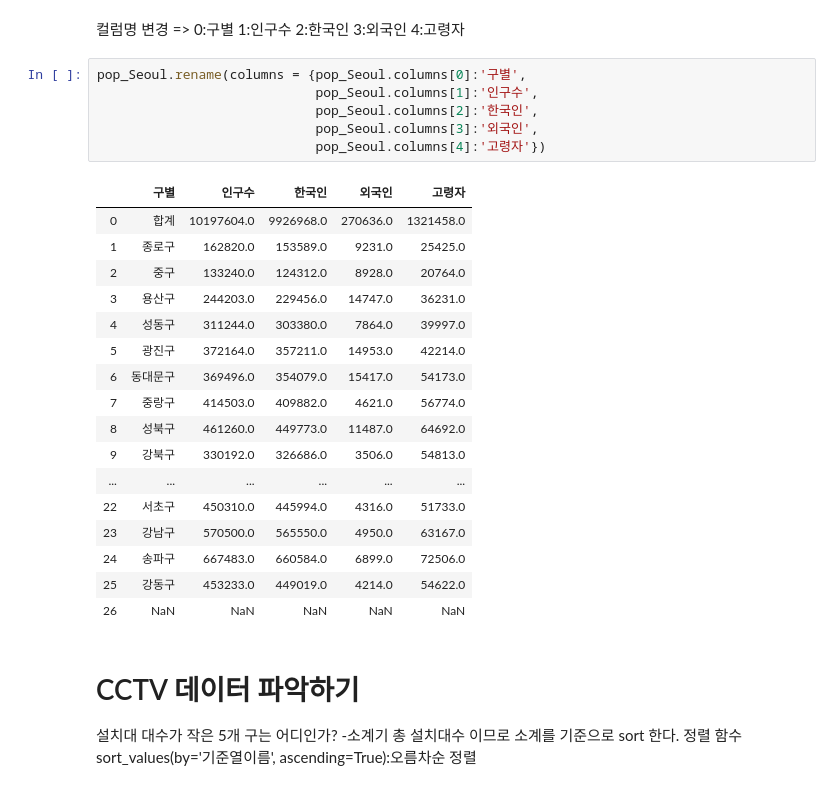
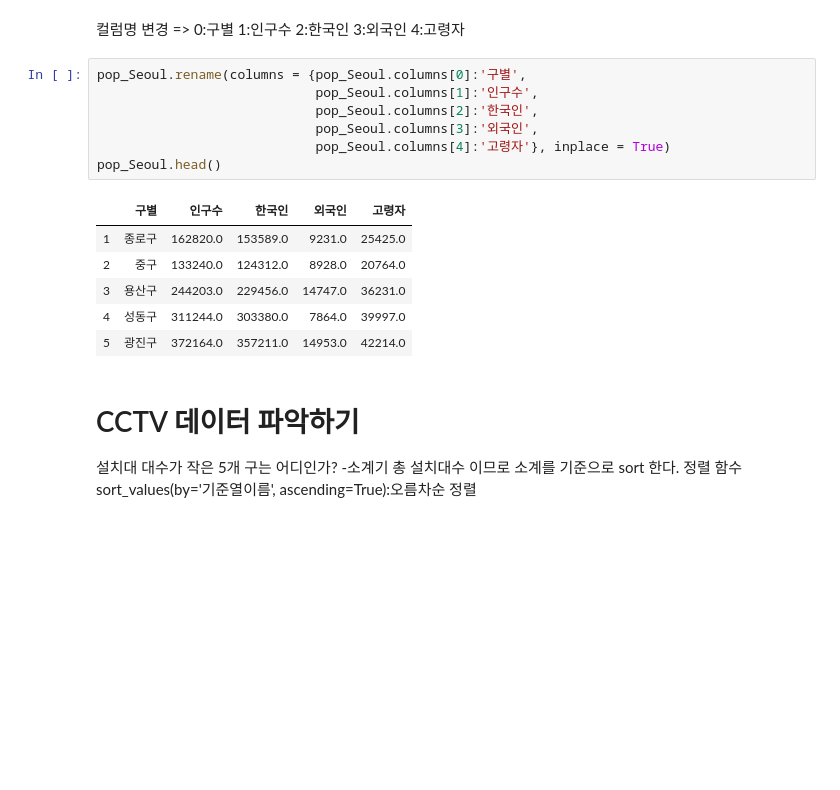
Before and after one commit to seolbee/pythonBigData, a Jupyter notebook: 파이썬_1021/서울시 구별 CCTV 현황 분석.ipynb, the cells around one changed output. Cells and saved outputs as stored; diff of their text form; blank space fills up the shorter version.

```diff
--- a/파이썬_1021/서울시 구별 CCTV 현황 분석.ipynb
+++ b/파이썬_1021/서울시 구별 CCTV 현황 분석.ipynb
@@ -162,27 +162,17 @@ pop_Seoul.head()
 # %%
 pop_Seoul.rename(columns = {pop_Seoul.columns[0]:'구별',
                             pop_Seoul.columns[1]:'인구수',
                             pop_Seoul.columns[2]:'한국인',
                             pop_Seoul.columns[3]:'외국인',
-                            pop_Seoul.columns[4]:'고령자'})
+                            pop_Seoul.columns[4]:'고령자'}, inplace = True)
+pop_Seoul.head()
 # %% [output]
 |  | 구별 | 인구수 | 한국인 | 외국인 | 고령자 |
-| 0 | 합계 | 10197604.0 | 9926968.0 | 270636.0 | 1321458.0 |
 | 1 | 종로구 | 162820.0 | 153589.0 | 9231.0 | 25425.0 |
 | 2 | 중구 | 133240.0 | 124312.0 | 8928.0 | 20764.0 |
 | 3 | 용산구 | 244203.0 | 229456.0 | 14747.0 | 36231.0 |
 | 4 | 성동구 | 311244.0 | 303380.0 | 7864.0 | 39997.0 |
 | 5 | 광진구 | 372164.0 | 357211.0 | 14953.0 | 42214.0 |
-| 6 | 동대문구 | 369496.0 | 354079.0 | 15417.0 | 54173.0 |
-| 7 | 중랑구 | 414503.0 | 409882.0 | 4621.0 | 56774.0 |
-| 8 | 성북구 | 461260.0 | 449773.0 | 11487.0 | 64692.0 |
-| 9 | 강북구 | 330192.0 | 326686.0 | 3506.0 | 54813.0 |
-| ... | ... | ... | ... | ... | ... |
-| 22 | 서초구 | 450310.0 | 445994.0 | 4316.0 | 51733.0 |
-| 23 | 강남구 | 570500.0 | 565550.0 | 4950.0 | 63167.0 |
-| 24 | 송파구 | 667483.0 | 660584.0 | 6899.0 | 72506.0 |
-| 25 | 강동구 | 453233.0 | 449019.0 | 4214.0 | 54622.0 |
-| 26 | NaN | NaN | NaN | NaN | NaN |
 # %% [markdown]
 # CCTV 데이터 파악하기
 
```
Also changed, not shown: parts of 41 cells of this notebook.
